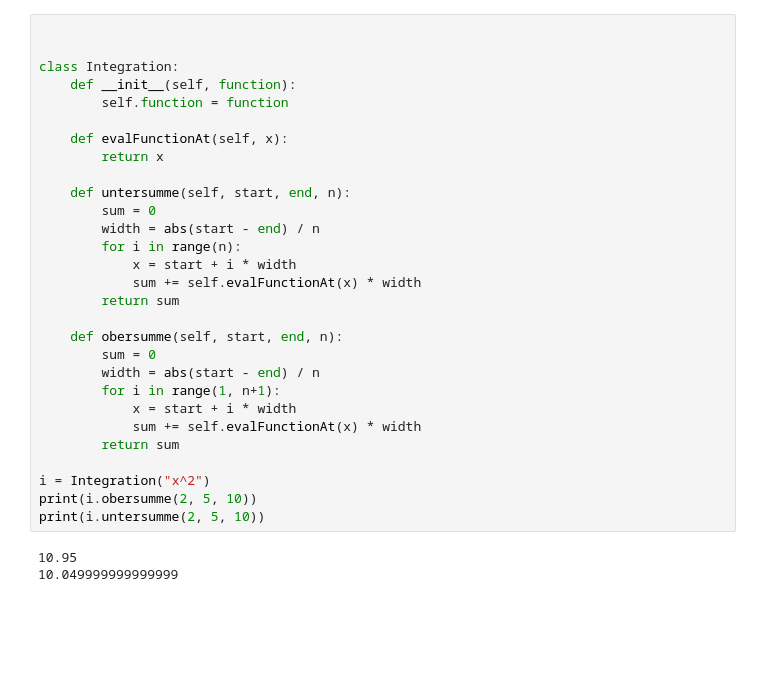
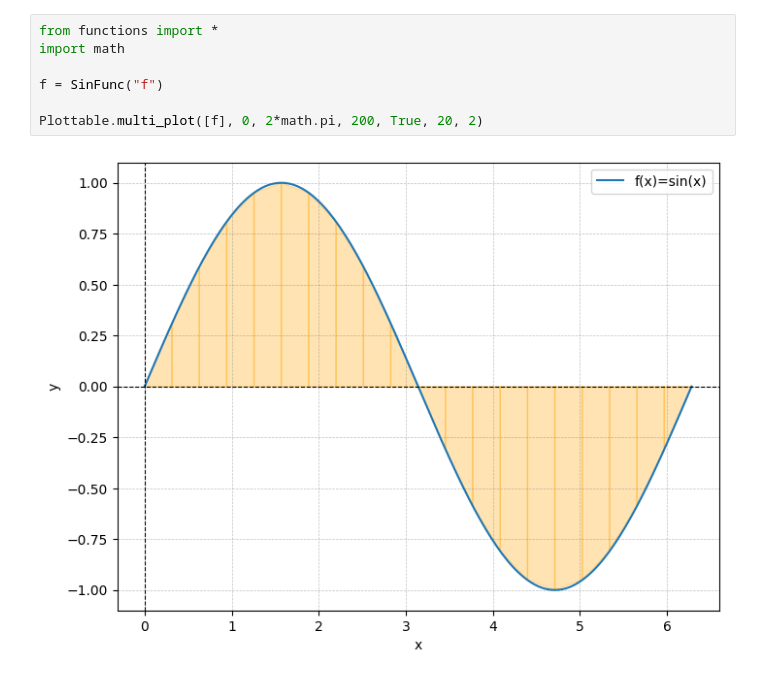
Before and after one commit to Orden-der-letzten-Haltestelle/ScientificProgramming, a Jupyter notebook: Teil1_RiemannIntegral.ipynb, the cells around one changed output. Cells and saved outputs as stored; diff of their text form; blank space fills up the shorter version.

Commit message:
changed Plottable
to display area for all functions

```diff
--- a/Teil1_RiemannIntegral.ipynb
+++ b/Teil1_RiemannIntegral.ipynb
@@ -102,32 +57,9 @@ for graph in graphs:
-# %%
-
-
-class Integration:
-    def __init__(self, function):
-        self.function = function
-
-    def evalFunctionAt(self, x):
-        return x
-
-    def untersumme(self, start, end, n):
-        sum = 0
-        width = abs(start - end) / n
-        for i in range(n):
-            x = start + i * width
-            sum += self.evalFunctionAt(x) * width
-        return sum
-
-    def obersumme(self, start, end, n):
-        sum = 0
-        width = abs(start - end) / n
-        for i in range(1, n+1):
-            x = start + i * width
-            sum += self.evalFunctionAt(x) * width
-        return sum
-
-i = Integration("x^2")
-print(i.obersumme(2, 5, 10))
-print(i.untersumme(2, 5, 10))
-# %% [output]
-10.95
-10.049999999999999
+# %%
+from functions import *
+import math
+
+f = SinFunc("f")
+
+Plottable.multi_plot([f], 0, 2*math.pi, 200, True, 20, 2)
+# %% [output]
+[figure, added]
```
Also changed, not shown: parts of 2 cells of this notebook, 1 other file.
